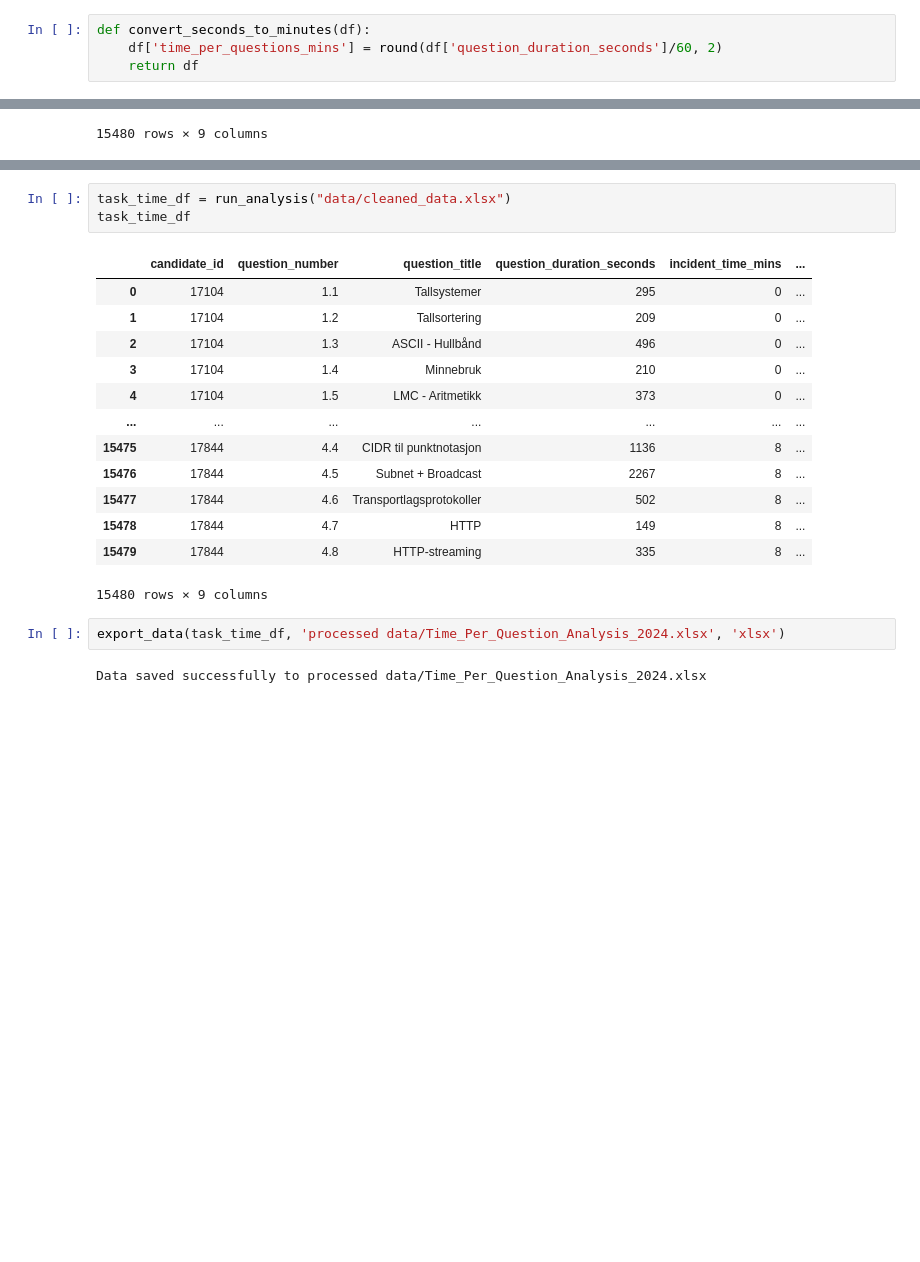
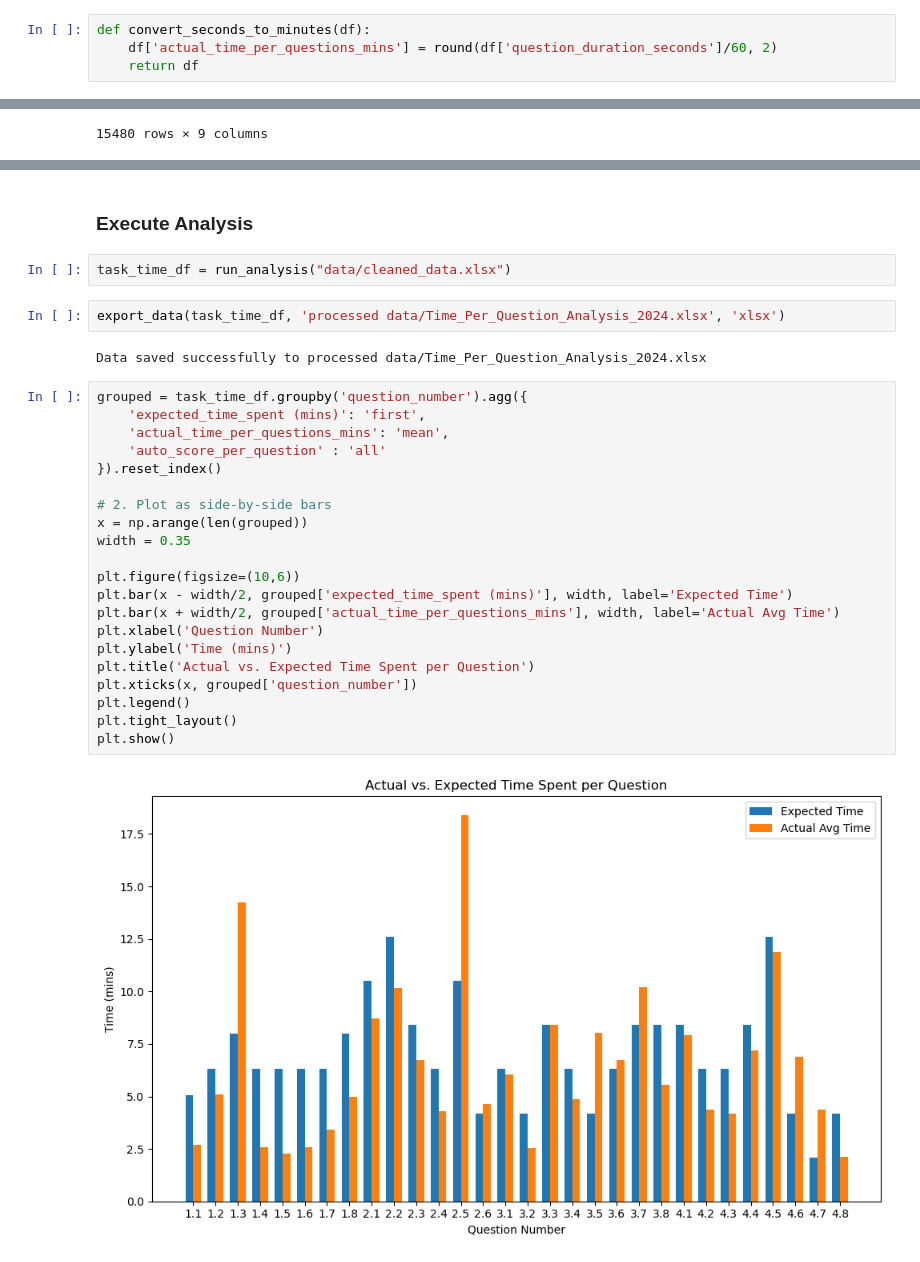
Before and after one commit to tornerosie/Eksamensanalyse, a Jupyter notebook: Time_Per_Task_Analysis.ipynb, the cells around one changed output, grey strips where cells are left out. Saved outputs shown, nothing was run; the diff lists cells and outputs as text; blank space fills up the shorter version.

```diff
--- a/Time_Per_Task_Analysis.ipynb
+++ b/Time_Per_Task_Analysis.ipynb
@@ -25,7 +25,7 @@ def prep_time_per_task(df):
     return task_time_df
 # %%
 def convert_seconds_to_minutes(df):
-    df['time_per_questions_mins'] = round(df['question_duration_seconds']/60, 2)
+    df['actual_time_per_questions_mins'] = round(df['question_duration_seconds']/60, 2)
     return df
 # %%
 def calculate_ideal_time_per_task(df):
@@ -142,24 +141,34 @@ correlation = task_time_df[['time_per_questions_mins', 'auto_score_per_question'
 print(f"Correlation between time spent and score (all rows): {correlation:.2f}")
 # %% [output]
 Correlation between time spent and score (all rows): 0.12
+# %% [markdown]
+### Execute Analysis
 # %%
 task_time_df = run_analysis("data/cleaned_data.xlsx")
-task_time_df
-# %% [output]
-|  | candidate_id | question_number | question_title | question_duration_seconds | incident_time_mins | ... |
-| 0 | 17104 | 1.1 | Tallsystemer | 295 | 0 | ... |
-| 1 | 17104 | 1.2 | Tallsortering | 209 | 0 | ... |
-| 2 | 17104 | 1.3 | ASCII - Hullbånd | 496 | 0 | ... |
-| 3 | 17104 | 1.4 | Minnebruk | 210 | 0 | ... |
-| 4 | 17104 | 1.5 | LMC - Aritmetikk | 373 | 0 | ... |
-| ... | ... | ... | ... | ... | ... | ... |
-| 15475 | 17844 | 4.4 | CIDR til punktnotasjon | 1136 | 8 | ... |
-| 15476 | 17844 | 4.5 | Subnet + Broadcast | 2267 | 8 | ... |
-| 15477 | 17844 | 4.6 | Transportlagsprotokoller | 502 | 8 | ... |
-| 15478 | 17844 | 4.7 | HTTP | 149 | 8 | ... |
-| 15479 | 17844 | 4.8 | HTTP-streaming | 335 | 8 | ... |
-15480 rows × 9 columns
 # %%
 export_data(task_time_df, 'processed data/Time_Per_Question_Analysis_2024.xlsx', 'xlsx')
 # %% [output]
 Data saved successfully to processed data/Time_Per_Question_Analysis_2024.xlsx
+# %%
+grouped = task_time_df.groupby('question_number').agg({
+    'expected_time_spent (mins)': 'first',
+    'actual_time_per_questions_mins': 'mean',
+    'auto_score_per_question' : 'all'
+}).reset_index()
+
+# 2. Plot as side-by-side bars
+x = np.arange(len(grouped))
+width = 0.35
+
+plt.figure(figsize=(10,6))
+plt.bar(x - width/2, grouped['expected_time_spent (mins)'], width, label='Expected Time')
+plt.bar(x + width/2, grouped['actual_time_per_questions_mins'], width, label='Actual Avg Time')
+plt.xlabel('Question Number')
+plt.ylabel('Time (mins)')
+plt.title('Actual vs. Expected Time Spent per Question')
+plt.xticks(x, grouped['question_number'])
+plt.legend()
+plt.tight_layout()
+plt.show()
+# %% [output]
+[figure, added]
```
Also changed, not shown: parts of 6 cells of this notebook, 6 other files.
